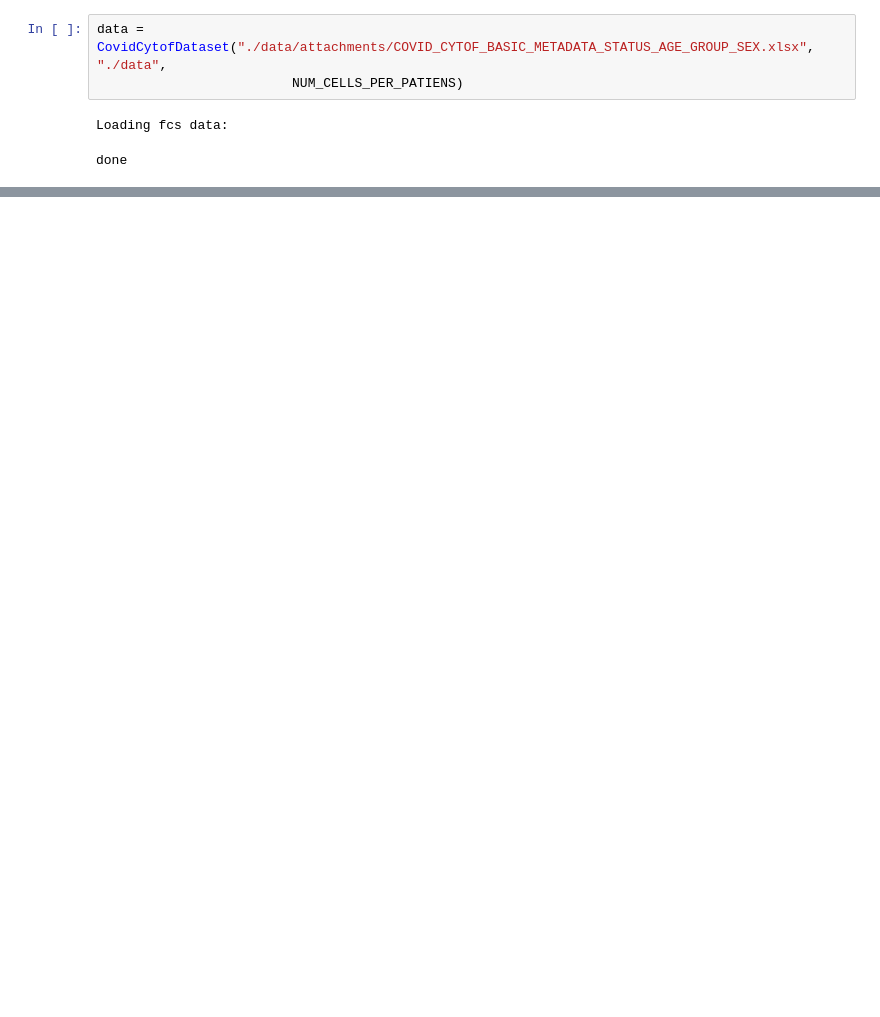
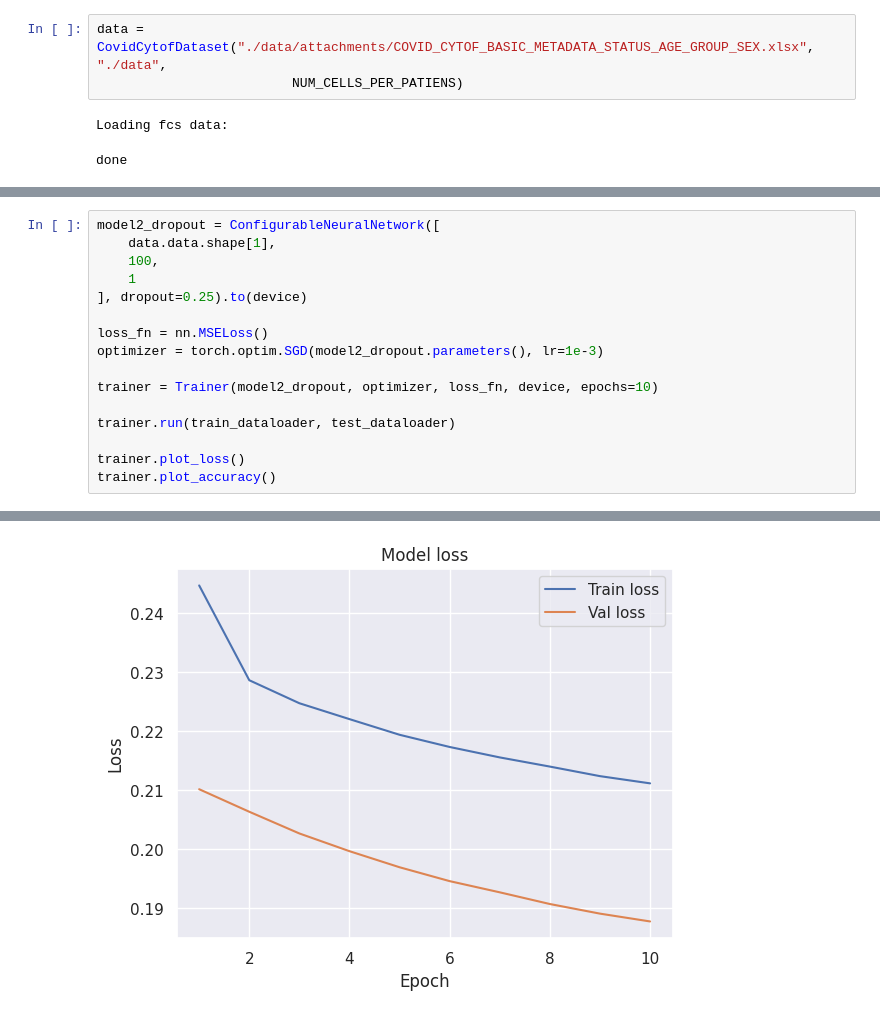
Before and after one commit to LeGmask/COVID_cyTOF, a Jupyter notebook: main.ipynb, the cells around one changed output, grey strips where cells are left out. Cells and saved outputs as stored; diff of their text form; blank space fills up the shorter version.

```diff
--- a/main.ipynb
+++ b/main.ipynb
@@ -94,0 +151,17 @@ trainer.plot_accuracy()
+# %%
+model2_dropout = ConfigurableNeuralNetwork([
+    data.data.shape[1],
+    100,
+    1
+], dropout=0.25).to(device)
+
+loss_fn = nn.MSELoss()
+optimizer = torch.optim.SGD(model2_dropout.parameters(), lr=1e-3)
+
+trainer = Trainer(model2_dropout, optimizer, loss_fn, device, epochs=10)
+
+trainer.run(train_dataloader, test_dataloader)
+
+trainer.plot_loss()
+trainer.plot_accuracy()
+# %% [output]
@@ -94,0 +185 @@ trainer.plot_accuracy()
+[figure, added]
```
Also changed, not shown: parts of 9 cells of this notebook, 1 other file.
